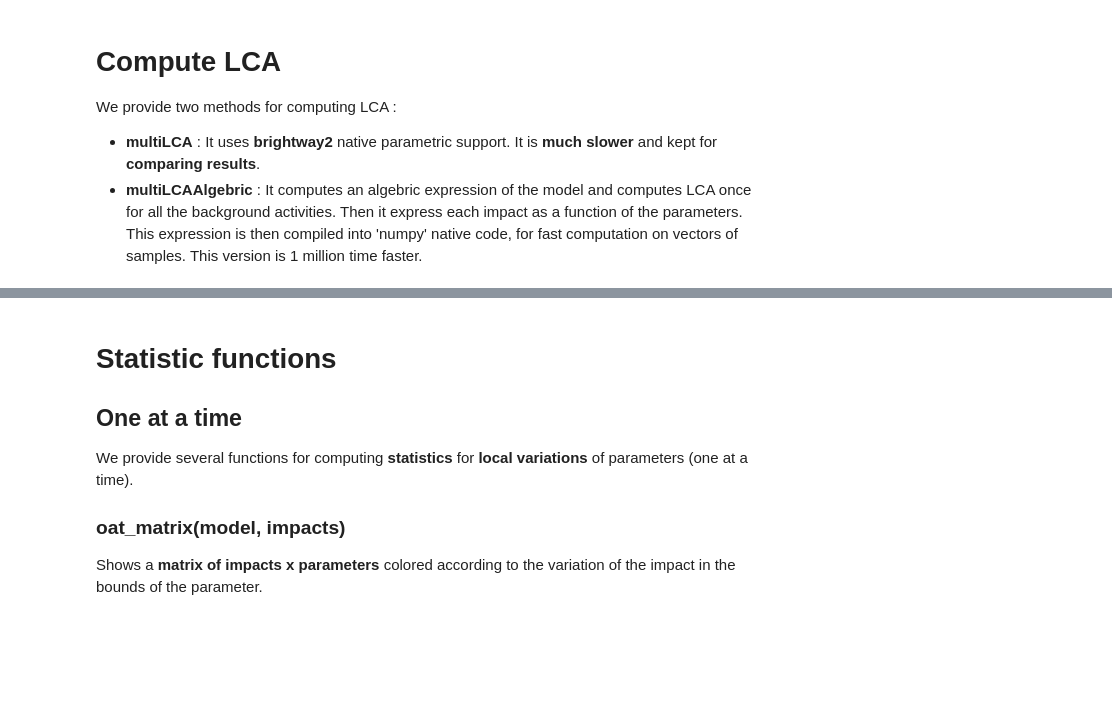
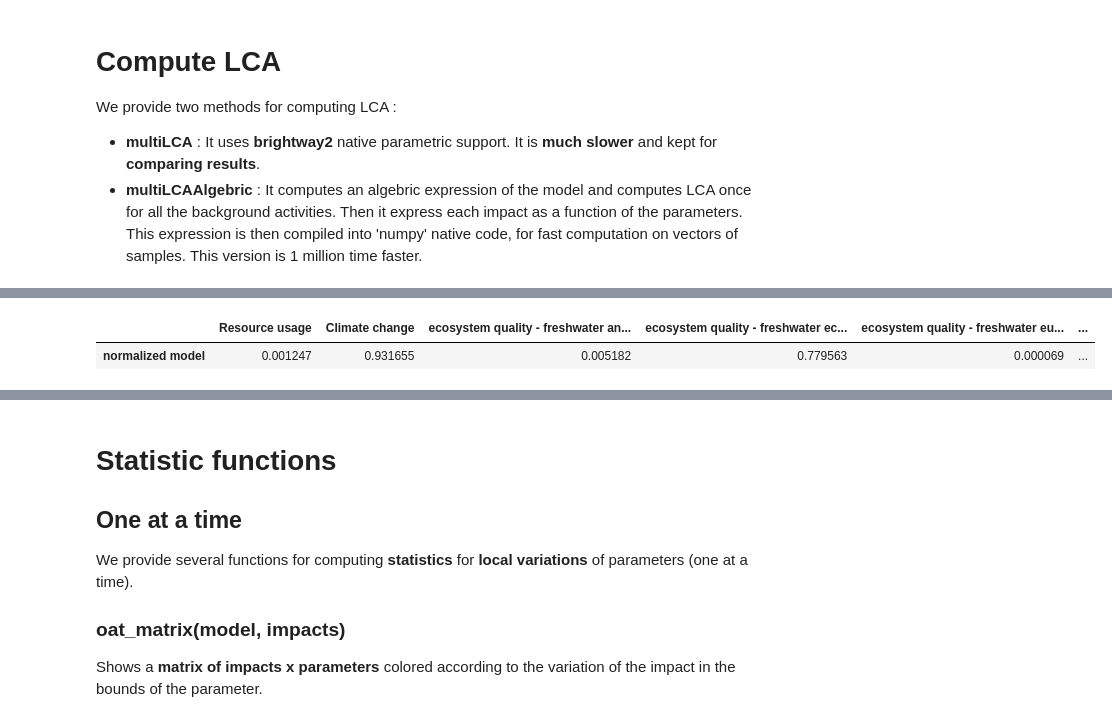
Before and after one commit to oie-mines-paristech/lca_algebraic, a Jupyter notebook: example-notebook.ipynb, the cells around one changed output, grey strips where cells are left out. Saved outputs shown, nothing was run; the diff lists cells and outputs as text; code cells hidden in the pictures; blank space fills up the shorter version.

```diff
--- a/example-notebook.ipynb
+++ b/example-notebook.ipynb
@@ -380,0 +393,16 @@ multiLCAAlgebric(
+# %%
+# Contribution of impact of aluminium
+multiLCAAlgebric(
+    normalized_model, # The model
+    impacts, # Impacts
+
+    # List of sub activites to consider
+    extract_activities = [alu, alu2],
+
+    # Parameters of the model
+    a=1, b=2,
+    elec_switch_param="us",
+    share_recycled_aluminium=0.4)
+# %% [output]
+|  | Resource usage | Climate change | ecosystem quality - freshwater an... | ecosystem quality - freshwater ec... | ecosystem quality - freshwater eu... | ... |
+| normalized model | 0.001247 | 0.931655 | 0.005182 | 0.779563 | 0.000069 | ... |
```
Also changed, not shown: parts of 14 cells of this notebook, 8 other files.
